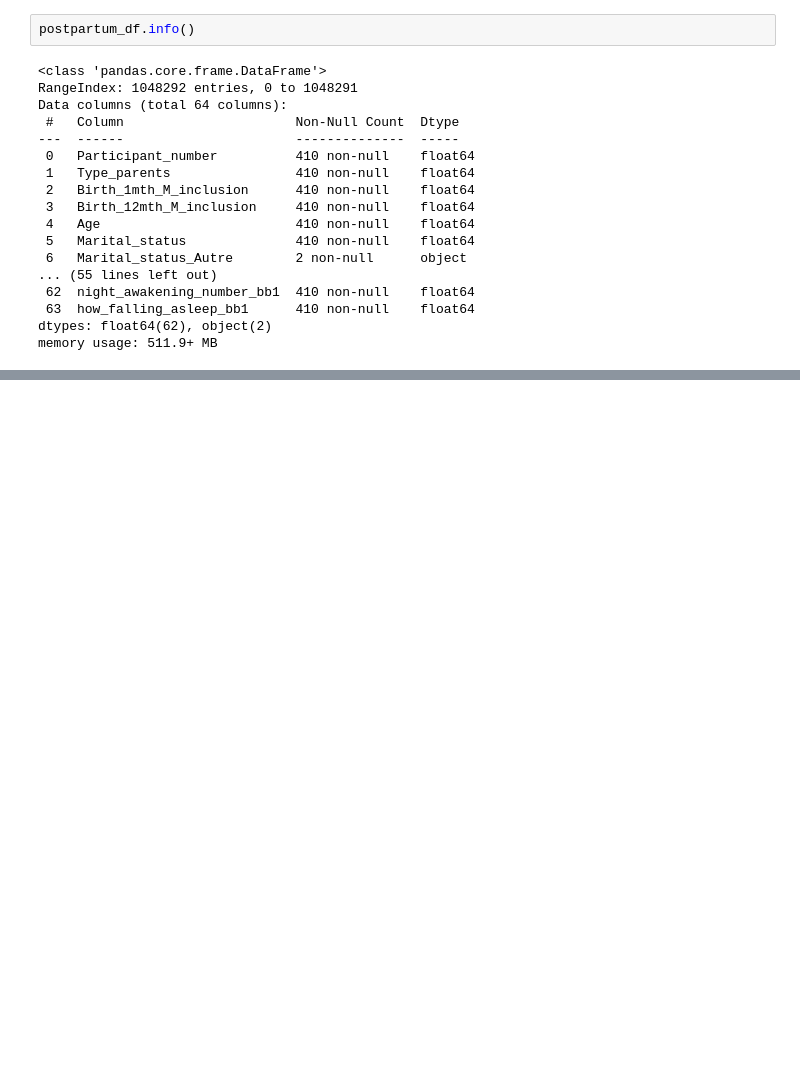
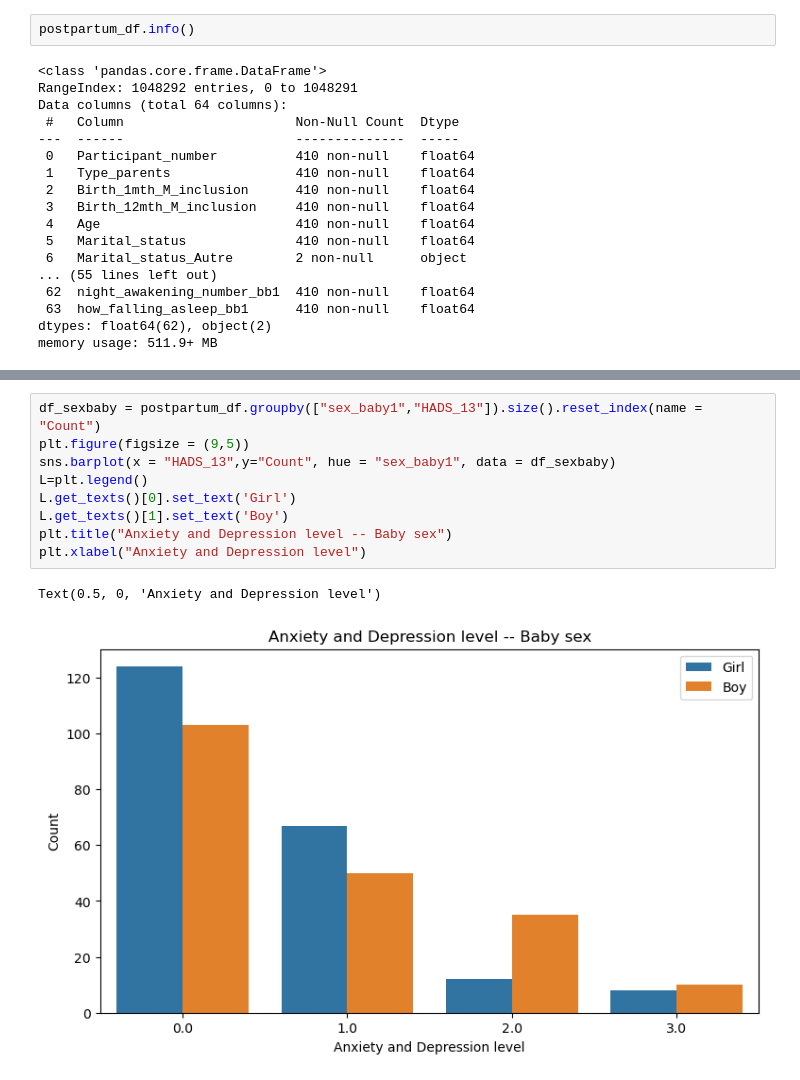
Before and after one commit to Hasibull/maternal-health-monitoring-ML, a Jupyter notebook: Src/postpartum_EDA.ipynb, the cells around one changed output, grey strips where cells are left out. Saved outputs shown, nothing was run; the diff lists cells and outputs as text; blank space fills up the shorter version.

```diff
--- a/Src/postpartum_EDA.ipynb
+++ b/Src/postpartum_EDA.ipynb
@@ -101,0 +148,12 @@ memory usage: 108.0+ KB
+# %%
+df_sexbaby = postpartum_df.groupby(["sex_baby1","HADS_13"]).size().reset_index(name = "Count")
+plt.figure(figsize = (9,5))
+sns.barplot(x = "HADS_13",y="Count", hue = "sex_baby1", data = df_sexbaby)
+L=plt.legend()
+L.get_texts()[0].set_text('Girl')
+L.get_texts()[1].set_text('Boy')
+plt.title("Anxiety and Depression level -- Baby sex")
+plt.xlabel("Anxiety and Depression level")
+# %% [output]
+Text(0.5, 0, 'Anxiety and Depression level')
+[figure, added]
```
Also changed, not shown: parts of 16 cells of this notebook, 8 other files.
